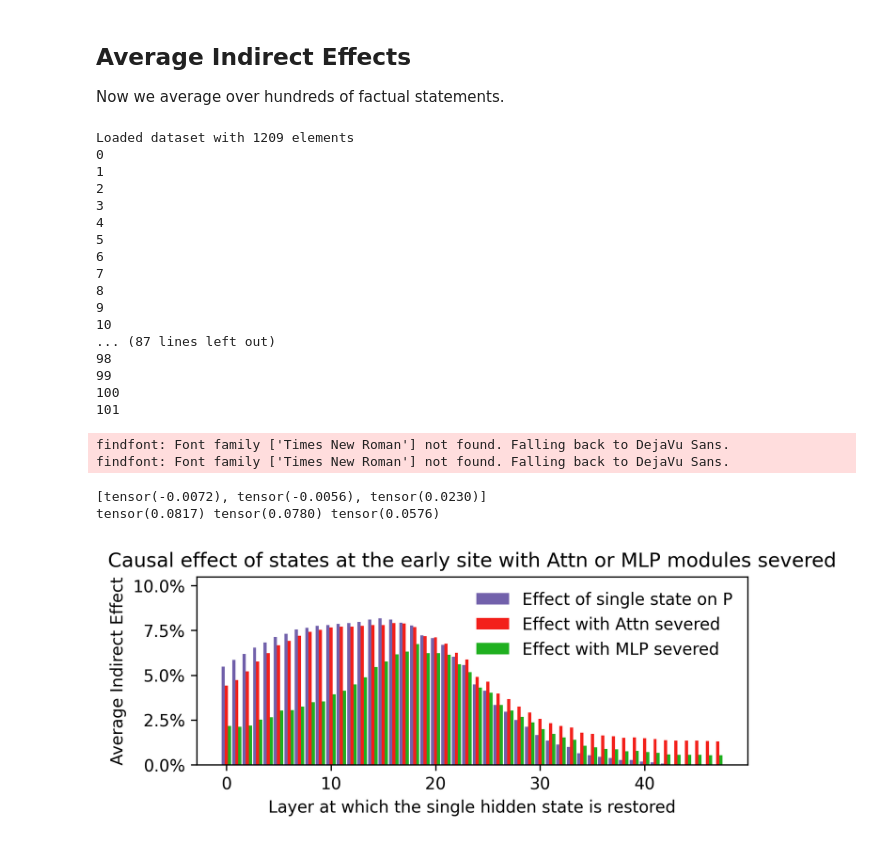
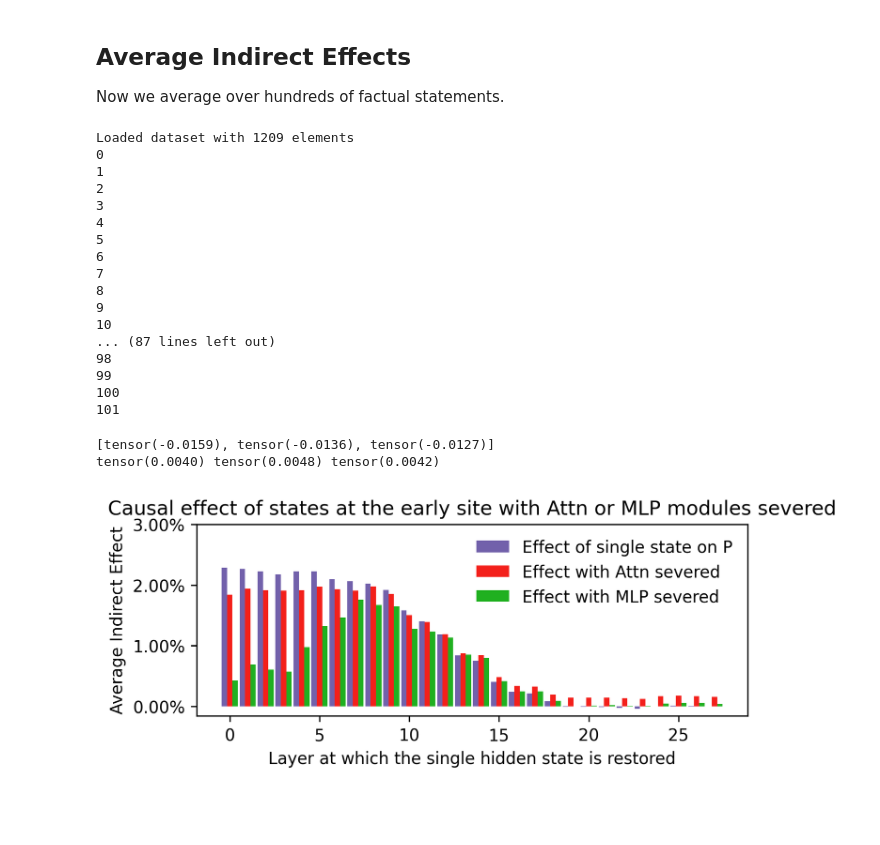
Before and after one commit to QuintinPope/rome, a Jupyter notebook: notebooks/values_causal_trace_frozen_mlp_attn.ipynb, the cells around one changed output. Cells and saved outputs as stored; diff of their text form; code cells hidden in the pictures; blank space fills up the shorter version.

Commit message:
value trace working

```diff
--- a/notebooks/values_causal_trace_frozen_mlp_attn.ipynb
+++ b/notebooks/values_causal_trace_frozen_mlp_attn.ipynb
@@ -283,12 +317,12 @@ knowns = KnownsDataset(DATA_DIR)
 all_ordinary = []
 all_no_attn = []
 all_no_mlp = []
-val_act_pairs = json.load(open("Values_actions_pairs_formatted.json"))
+val_act_pairs = json.load(open("../dsets/Values_actions_pairs_formatted.json"))
 
 for i, knowledge in enumerate(val_act_pairs):
     print(i)
     # plot_all_flow(mt, knowledge['prompt'], knowledge['subject'])
-    ordinary, no_attn, no_mlp = calculate_last_subject(mt, knowledge['prompt'], knowledge['subject'], cache=f'results/ct_disable_attn/case_{i}')
+    ordinary, no_attn, no_mlp = calculate_last_subject(mt, knowledge['prompt'], knowledge['subject'], cache=f'results/ct_disable_attn/case_{i}', noise=noiseParam)
     all_ordinary.append(ordinary)
     all_no_attn.append(no_attn)
     all_no_mlp.append(no_mlp)
@@ -297,22 +331,6 @@ title = 'Causal effect of states at the early site with Attn or MLP modules seve
 avg_ordinary = torch.stack(all_ordinary).mean(dim=0)
 avg_no_attn = torch.stack(all_no_attn).mean(dim=0)
 avg_no_mlp = torch.stack(all_no_mlp).mean(dim=0)
-import matplotlib.ticker as mtick
-with plt.rc_context(rc={"font.family": "Times New Roman"}):
-    fig, ax = plt.subplots(1, figsize=(6, 2.1), dpi=300)
-    ax.bar([i - 0.3 for i in range(48)], avg_ordinary, width=0.3, color='#7261ab', label='Effect of single state on P')
-    ax.bar([i for i in range(48)], avg_no_attn, width=0.3, color='#f3201b', label='Effect with Attn severed')
-    ax.bar([i + 0.3 for i in range(48)], avg_no_mlp, width=0.3, color='#20b020', label='Effect with MLP severed')
-    ax.set_title(title) #'Impact of individual hidden state at last subject token with MLP disabled')
-    ax.set_ylabel('Average Indirect Effect')
-    ax.set_xlabel('Layer at which the single hidden state is restored')
-    ax.yaxis.set_major_formatter(mtick.PercentFormatter(1.0))
-    ax.set_ylim(None, max(0.025, 0.105))
-
-    ax.legend(frameon=False)
-fig.savefig('causal-trace-no-attn-mlp.pdf', bbox_inches='tight')
-print([d[20] - d[10] for d in [avg_ordinary, avg_no_attn, avg_no_mlp]])
-print(avg_ordinary[15], avg_no_attn[15], avg_no_mlp[15])
 # %% [output]
 Loaded dataset with 1209 elements
 0
@@ -331,8 +349,24 @@ Loaded dataset with 1209 elements
 99
 100
 101
-findfont: Font family ['Times New Roman'] not found. Falling back to DejaVu Sans.
-findfont: Font family ['Times New Roman'] not found. Falling back to DejaVu Sans.
-[tensor(-0.0072), tensor(-0.0056), tensor(0.0230)]
-tensor(0.0817) tensor(0.0780) tensor(0.0576)
-[figure, removed]
+# %%
+import matplotlib.ticker as mtick
+with plt.rc_context(rc={"font.family": "Times New Roman"}):
+    fig, ax = plt.subplots(1, figsize=(6, 2.1), dpi=300)
+    ax.bar([i - 0.3 for i in range(layernum)], avg_ordinary, width=0.3, color='#7261ab', label='Effect of single state on P')
+    ax.bar([i for i in range(layernum)], avg_no_attn, width=0.3, color='#f3201b', label='Effect with Attn severed')
+    ax.bar([i + 0.3 for i in range(layernum)], avg_no_mlp, width=0.3, color='#20b020', label='Effect with MLP severed')
+    ax.set_title(title) #'Impact of individual hidden state at last subject token with MLP disabled')
+    ax.set_ylabel('Average Indirect Effect')
+    ax.set_xlabel('Layer at which the single hidden state is restored')
+    ax.yaxis.set_major_formatter(mtick.PercentFormatter(1.0))
+    ax.set_ylim(None, max(0.025, 0.03))
+
+    ax.legend(frameon=False)
+fig.savefig('causal-trace-no-attn-mlp.pdf', bbox_inches='tight')
+print([d[20] - d[10] for d in [avg_ordinary, avg_no_attn, avg_no_mlp]])
+print(avg_ordinary[15], avg_no_attn[15], avg_no_mlp[15])
+# %% [output]
+[tensor(-0.0159), tensor(-0.0136), tensor(-0.0127)]
+tensor(0.0040) tensor(0.0048) tensor(0.0042)
+[figure, added]
```
Also changed, not shown: parts of 5 cells of this notebook, 3 other files.
